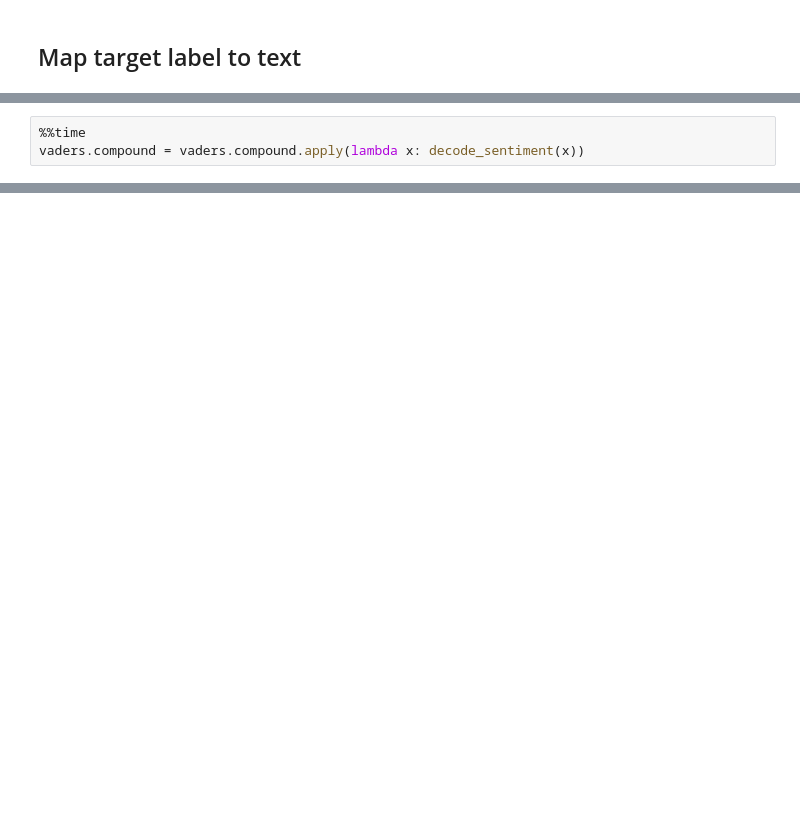
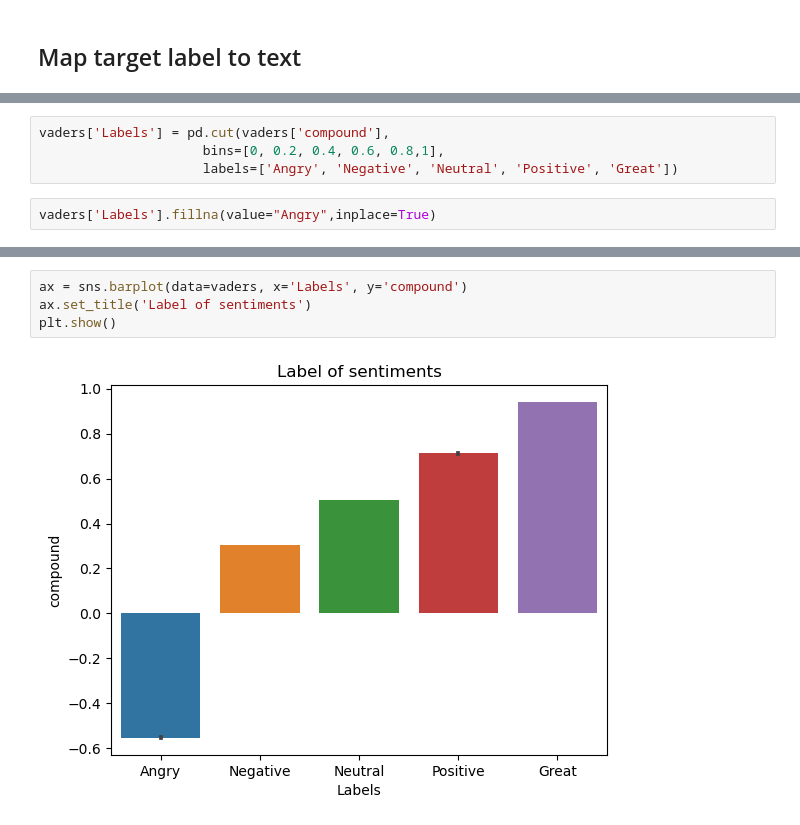
Before and after one commit to RajshreeVats/TTL-project, a Jupyter notebook: sa_model.ipynb, the cells around one changed output, grey strips where cells are left out. Cells and saved outputs as stored; diff of their text form; blank space fills up the shorter version.

```diff
--- a/sa_model.ipynb
+++ b/sa_model.ipynb
@@ -269,3 +224,0 @@ def decode_sentiment(label):
-# %%
-%%time
-vaders.compound = vaders.compound.apply(lambda x: decode_sentiment(x))
@@ -317,0 +234,6 @@ Labels
+# %%
+vaders['Labels'] = pd.cut(vaders['compound'],
+                     bins=[0, 0.2, 0.4, 0.6, 0.8,1],
+                     labels=['Angry', 'Negative', 'Neutral', 'Positive', 'Great'])
+# %%
+vaders['Labels'].fillna(value="Angry",inplace=True)
@@ -317,0 +249,6 @@ Labels
+# %%
+ax = sns.barplot(data=vaders, x='Labels', y='compound')
+ax.set_title('Label of sentiments')
+plt.show()
+# %% [output]
+[figure, added]
```
Also changed, not shown: parts of 24 cells of this notebook.
